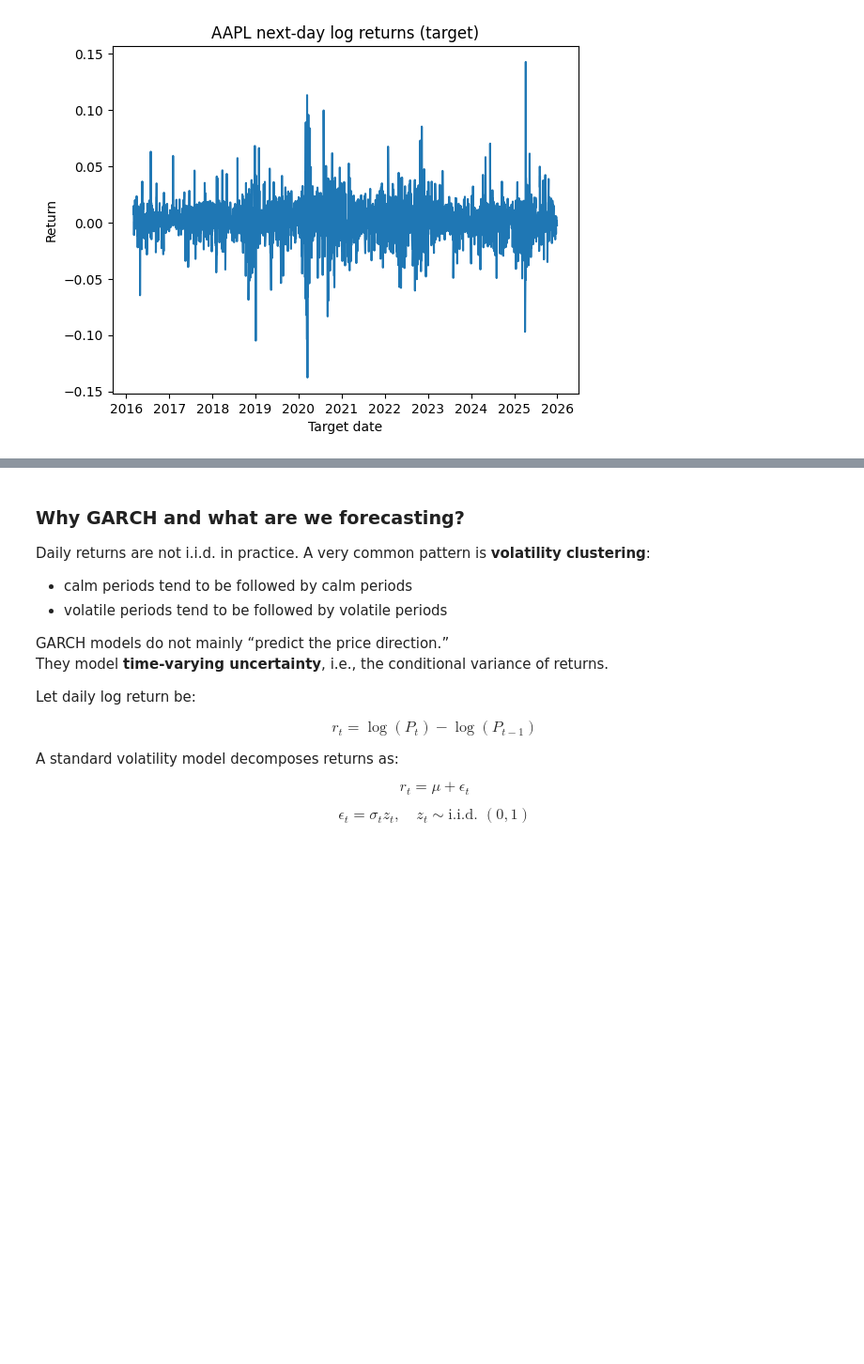
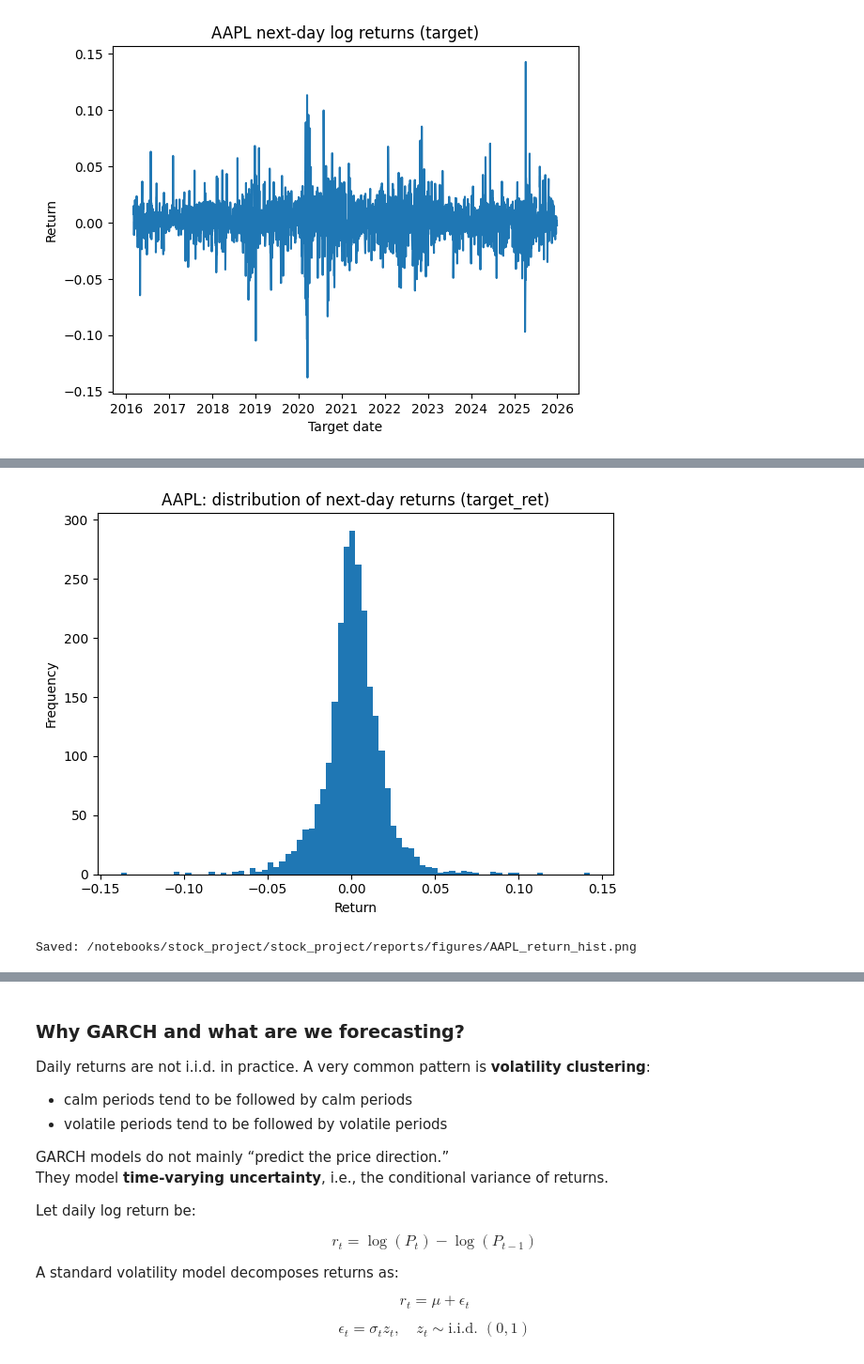
Before and after one commit to RichelCode/Final_Stock_Analysis, a Jupyter notebook: stock_market_final.ipynb, the cells around one changed output, grey strips where cells are left out. Shown at 94% size. Drawn from its saved outputs; the diff is of its cells as text; code cells hidden in the pictures; blank space fills up the shorter version.

```diff
--- a/stock_market_final.ipynb
+++ b/stock_market_final.ipynb
@@ -491,0 +773,18 @@ Rows where target_date <= Date (should be 0): 0
+# %%
+ticker = "AAPL"
+df = panel[panel["Ticker"] == ticker].copy()
+
+plt.figure()
+plt.hist(df["target_ret"], bins=80)
+plt.title(f"{ticker}: distribution of next-day returns (target_ret)")
+plt.xlabel("Return")
+plt.ylabel("Frequency")
+plt.tight_layout()
+
+out = fig_path / f"{ticker}_return_hist.png"
+plt.savefig(out, dpi=200)
+plt.show()
+print("Saved:", out.resolve())
+# %% [output]
+[figure, added]
+Saved: /notebooks/stock_project/stock_project/reports/figures/AAPL_return_hist.png
```
Also changed, not shown: parts of 8 cells of this notebook, 13 other files.
